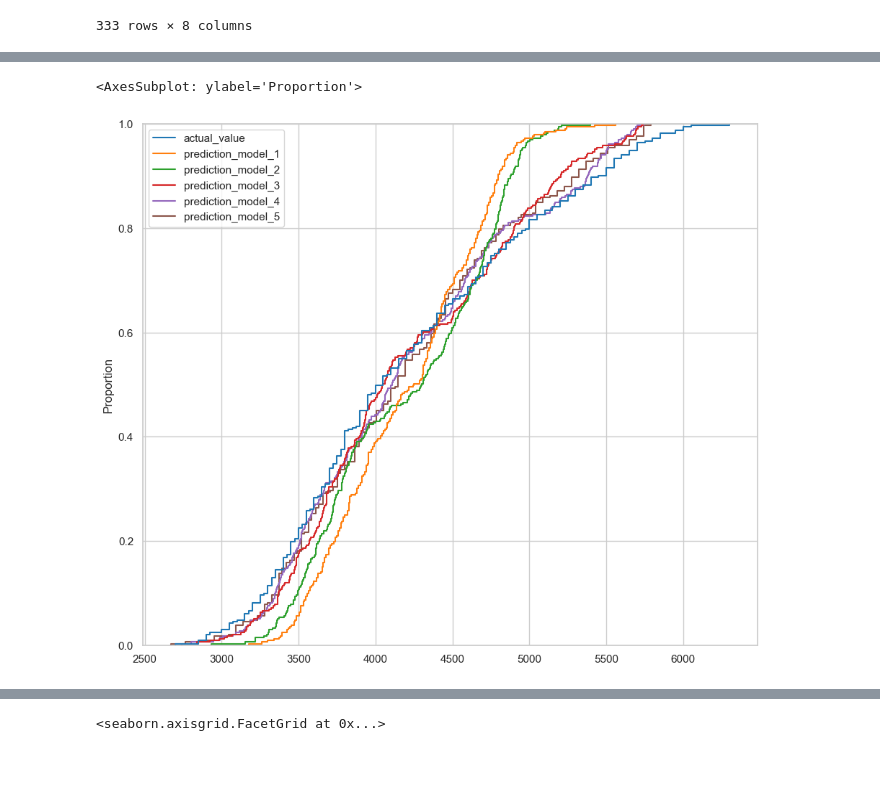
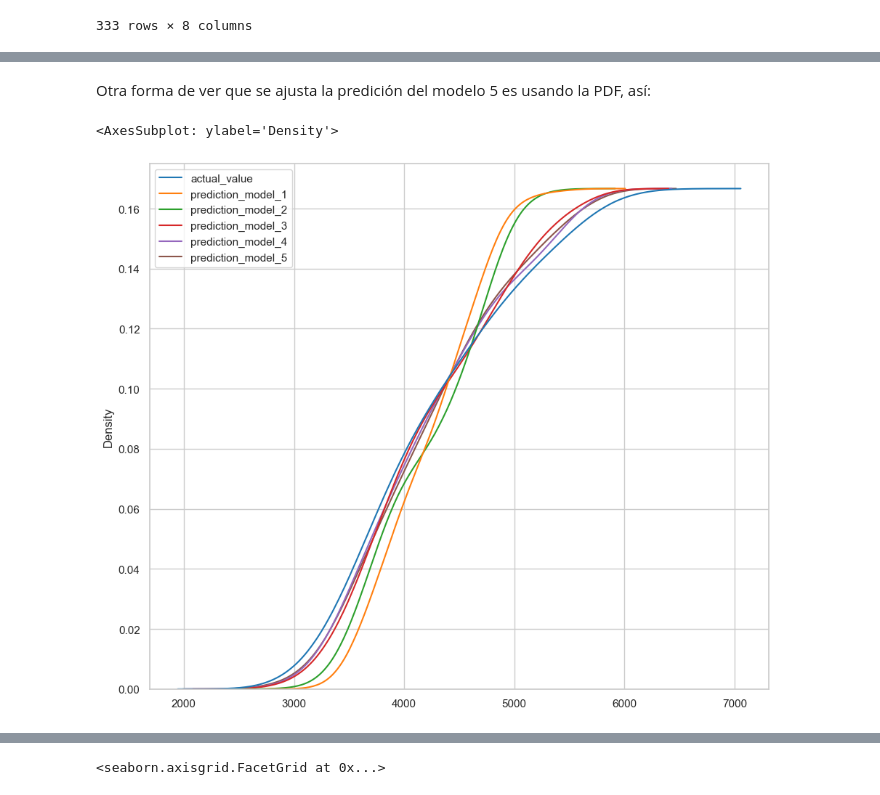
Before and after one commit to demerchanme/curso_analisis_exploratorio, a Jupyter notebook: 1.0-jvelezmagic-conociendo-nuestros-datos.ipynb, the cells around one changed output, grey strips where cells are left out. Cells and saved outputs as stored; diff of their text form; code cells hidden in the pictures; blank space fills up the shorter version.

```diff
--- a/1.0-jvelezmagic-conociendo-nuestros-datos.ipynb
+++ b/1.0-jvelezmagic-conociendo-nuestros-datos.ipynb
@@ -2307,7 +2309,10 @@ models_results
+# %% [markdown]
+Otra forma de ver que se ajusta la predición del modelo 5 es usando la PDF, así:
 # %%
-sns.ecdfplot(
-    data=models_results#.select_columns(['actual_value', 'prediction_model_5'])
+sns.kdeplot(
+    data=models_results,
+    cumulative=True
 )
 # %% [output]
-<AxesSubplot: ylabel='Proportion'>
+<AxesSubplot: ylabel='Density'>
-[figure, old version]
+[figure, new version]
```
Also changed, not shown: parts of 38 cells of this notebook, 2 other files.
